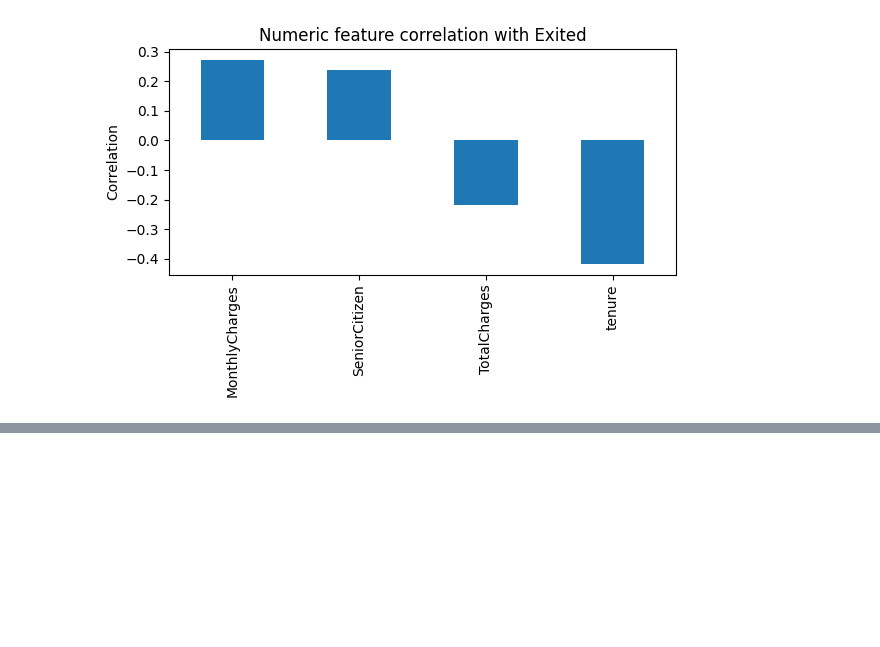
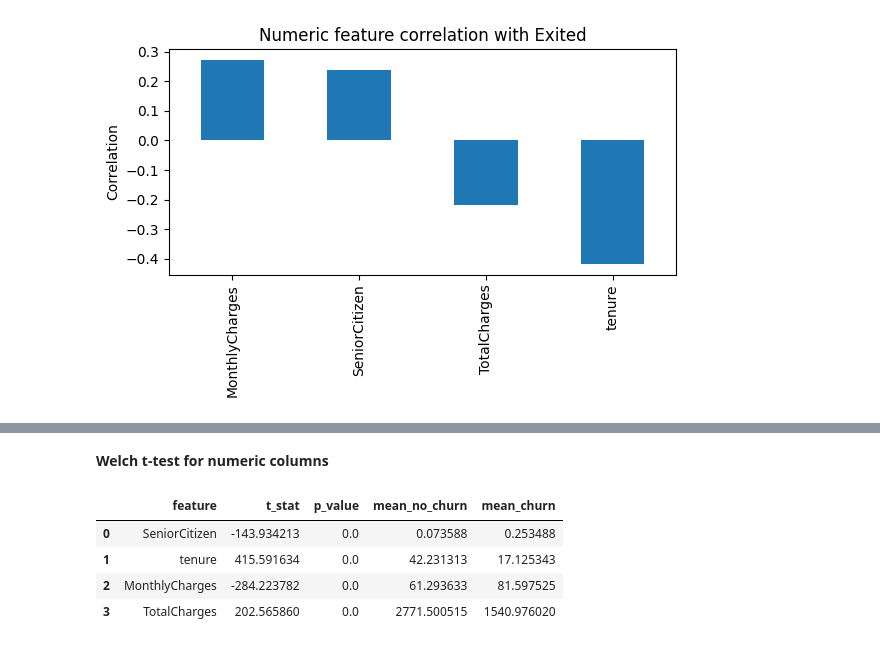
Before and after one commit to mdmohsin212/Kaggle-competitions, a Jupyter notebook: Predict Customer Churn/notebook/churn.ipynb, the cells around one changed output, grey strips where cells are left out. Drawn from its saved outputs; the diff is of its cells as text; code cells hidden in the pictures; blank space fills up the shorter version.

```diff
--- a/Predict Customer Churn/notebook/churn.ipynb
+++ b/Predict Customer Churn/notebook/churn.ipynb
@@ -217,0 +250,20 @@ plt.show()
+# %% [markdown]
+**Welch t-test for numeric columns**
+# %%
+ttest_results = []
+
+for col in num_cols:
+    a = df.loc[df[target_col]==0, col]
+    b = df.loc[df[target_col]==1, col]
+    t_stat, p = ttest_ind(a, b, equal_var=False)
+    ttest_results.append((col, t_stat, p, a.mean(), b.mean()))
+
+tt_df = pd.DataFrame(ttest_results, columns=["feature", "t_stat", "p_value", "mean_no_churn", "mean_churn"]).sort_values("p_value")
+
+display(tt_df)
+# %% [output]
+|  | feature | t_stat | p_value | mean_no_churn | mean_churn |
+| 0 | SeniorCitizen | -143.934213 | 0.0 | 0.073588 | 0.253488 |
+| 1 | tenure | 415.591634 | 0.0 | 42.231313 | 17.125343 |
+| 2 | MonthlyCharges | -284.223782 | 0.0 | 61.293633 | 81.597525 |
+| 3 | TotalCharges | 202.565860 | 0.0 | 2771.500515 | 1540.976020 |
```
Also changed, not shown: parts of 3 cells of this notebook.
